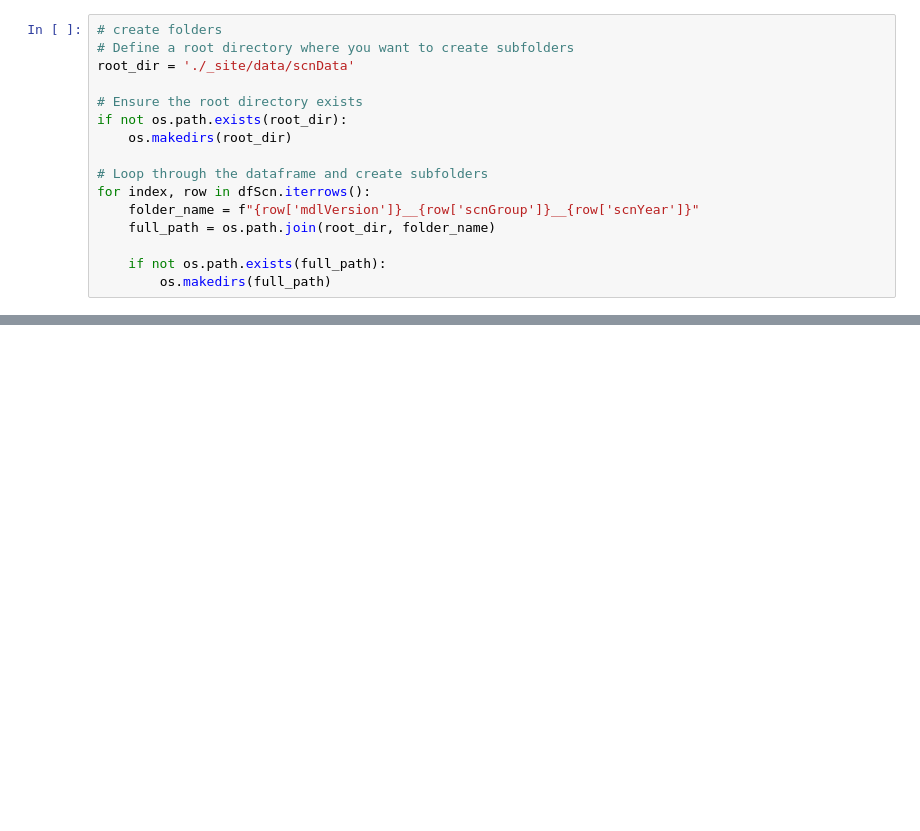
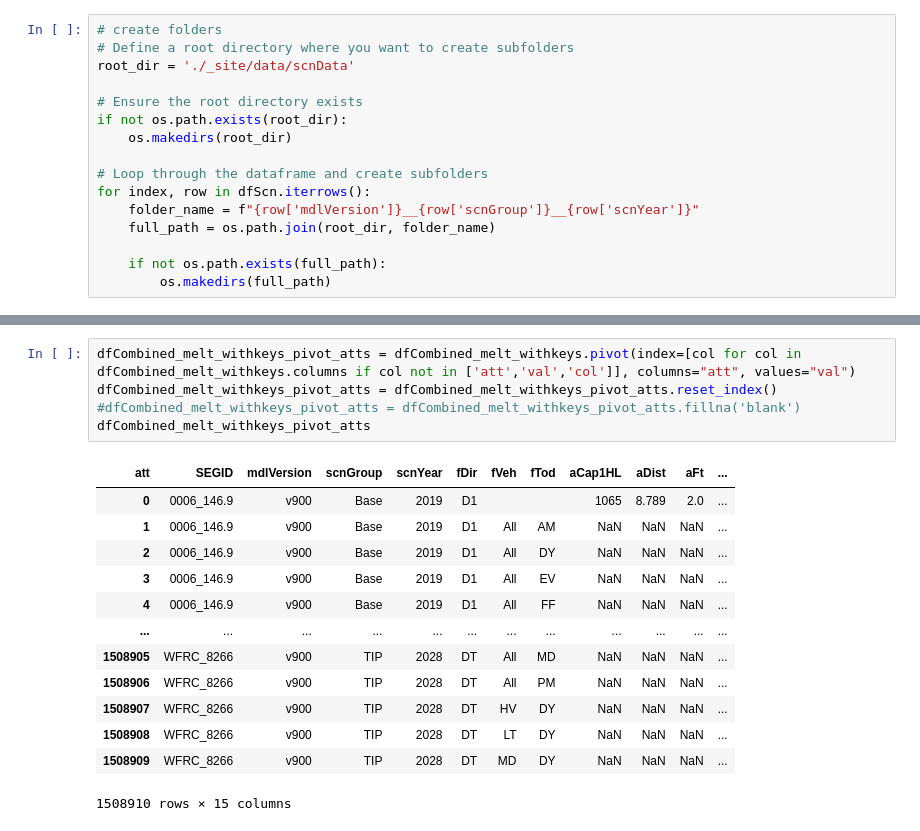
Before and after one commit to WFRCAnalytics/vizTool, a Jupyter notebook: convertsegsumtojson.ipynb, the cells around one changed output, grey strips where cells are left out. Cells and saved outputs as stored; diff of their text form; blank space fills up the shorter version.

```diff
--- a/convertsegsumtojson.ipynb
+++ b/convertsegsumtojson.ipynb
@@ -208,0 +227,19 @@ dfCombined_melt_withkeys
+# %%
+dfCombined_melt_withkeys_pivot_atts = dfCombined_melt_withkeys.pivot(index=[col for col in dfCombined_melt_withkeys.columns if col not in ['att','val','col']], columns="att", values="val")
+dfCombined_melt_withkeys_pivot_atts = dfCombined_melt_withkeys_pivot_atts.reset_index()
+#dfCombined_melt_withkeys_pivot_atts = dfCombined_melt_withkeys_pivot_atts.fillna('blank')
+dfCombined_melt_withkeys_pivot_atts
+# %% [output]
+| att | SEGID | mdlVersion | scnGroup | scnYear | fDir | fVeh | fTod | aCap1HL | aDist | aFt | ... |
+| 0 | 0006_146.9 | v900 | Base | 2019 | D1 |  |  | 1065 | 8.789 | 2.0 | ... |
+| 1 | 0006_146.9 | v900 | Base | 2019 | D1 | All | AM | NaN | NaN | NaN | ... |
+| 2 | 0006_146.9 | v900 | Base | 2019 | D1 | All | DY | NaN | NaN | NaN | ... |
+| 3 | 0006_146.9 | v900 | Base | 2019 | D1 | All | EV | NaN | NaN | NaN | ... |
+| 4 | 0006_146.9 | v900 | Base | 2019 | D1 | All | FF | NaN | NaN | NaN | ... |
+| ... | ... | ... | ... | ... | ... | ... | ... | ... | ... | ... | ... |
+| 1508905 | WFRC_8266 | v900 | TIP | 2028 | DT | All | MD | NaN | NaN | NaN | ... |
+| 1508906 | WFRC_8266 | v900 | TIP | 2028 | DT | All | PM | NaN | NaN | NaN | ... |
+| 1508907 | WFRC_8266 | v900 | TIP | 2028 | DT | HV | DY | NaN | NaN | NaN | ... |
+| 1508908 | WFRC_8266 | v900 | TIP | 2028 | DT | LT | DY | NaN | NaN | NaN | ... |
+| 1508909 | WFRC_8266 | v900 | TIP | 2028 | DT | MD | DY | NaN | NaN | NaN | ... |
+1508910 rows × 15 columns
```
Also changed, not shown: parts of 7 cells of this notebook, 19 other files.
